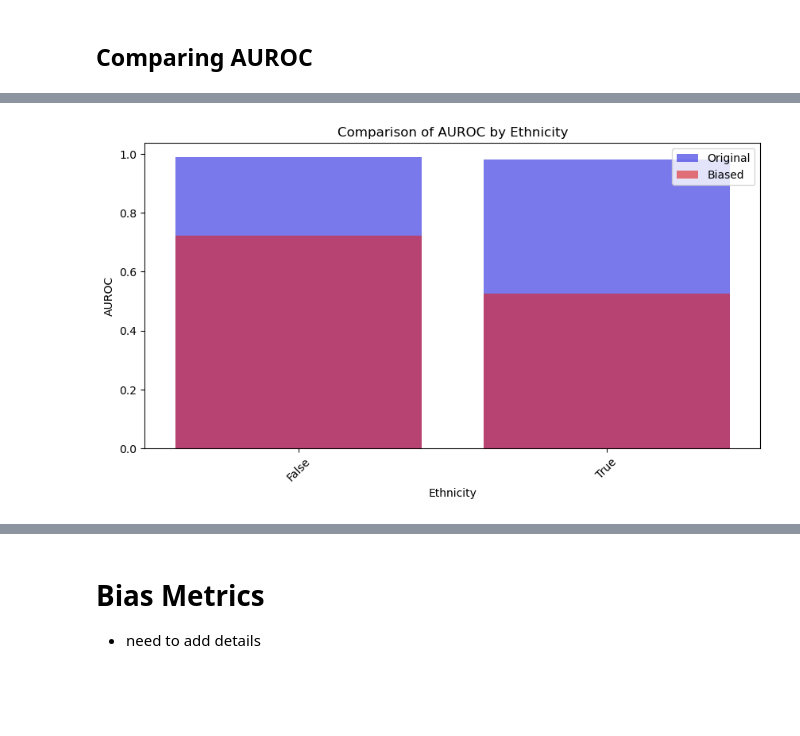
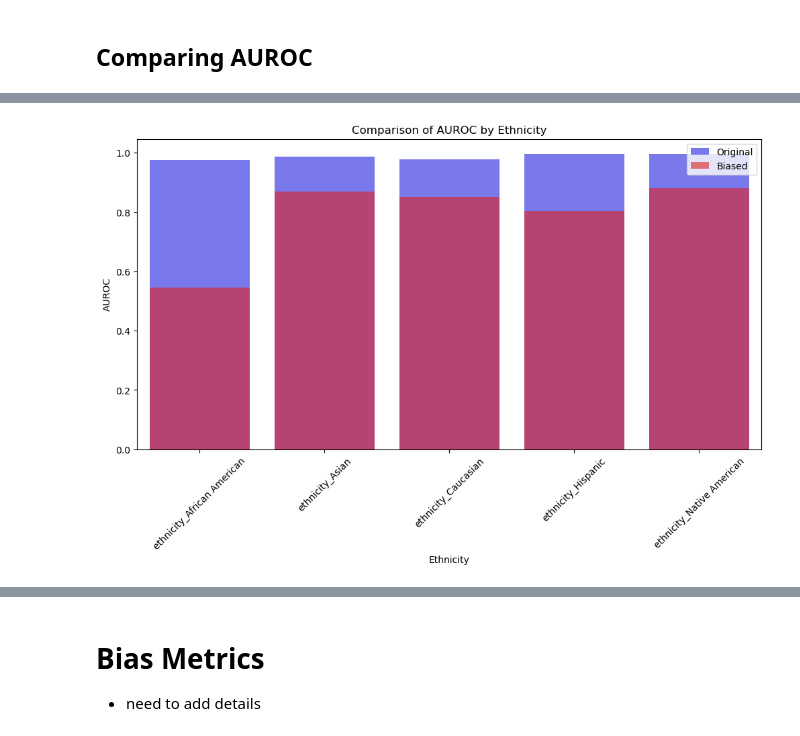
Before and after one commit to Mackenzie-Meni/UF-biasathon-workshop2025, a Jupyter notebook: 4_bias_mitigation.ipynb, the cells around one changed output, grey strips where cells are left out. Cells and saved outputs as stored; diff of their text form; code cells hidden in the pictures; blank space fills up the shorter version.

Commit message:
added new bias analysis and modifyied data bias

```diff
--- a/4_bias_mitigation.ipynb
+++ b/4_bias_mitigation.ipynb
@@ -389,53 +410,63 @@ Bias Analysis for ethnicity_Native American:
 # %%
 import seaborn as sns
 import matplotlib.pyplot as plt
 import pandas as pd
+import joblib
+from sklearn.metrics import roc_auc_score
 
 # Load Models
-# Random Forest Original
 original_rf_loaded = joblib.load("../original_data_random_forest_model.pkl")
-
-# Random Forest Altered 20% African American
 altered_rf_loaded = joblib.load("../altered_rf_model.pkl")
 
-
 # Get Predictions
-y_pred_orig = original_rf_loaded.predict(X_test)
-y_pred_bias = altered_rf_loaded.predict(X_test)
-
 y_pred_proba_orig = original_rf_loaded.predict_proba(X_test)[:, 1]
 y_pred_proba_bias = altered_rf_loaded.predict_proba(X_test)[:, 1]
 
-# AUROC for different groups
-def calculate_auroc_by_group(X_test, y_test, model, group_column):
-    """Compute AUROC scores for different subgroups."""
+# Example subgroup columns (one-hot encoded)
+ethnicity_columns = [
+    'ethnicity_African American',
+    'ethnicity_Asian',
+    'ethnicity_Caucasian',
+    'ethnicity_Hispanic',
+    'ethnicity_Native American'
+]
+
+# Function to Compute AUROC for One-Hot Encoded Ethnicity Groups
+def calculate_auroc_by_one_hot(X_test, y_test, model, ethnicity_columns):
+    """Compute AUROC scores for different ethnic groups using one-hot encoding."""
     auroc_scores = {}
 
-    for group in X_test[group_column].unique():
-        group_indices = (X_test[group_column] == group)
-        if sum(group_indices) > 10:  # Ensure enough samples
+    for col in ethnicity_columns:
+        group_indices = (X_test[col] == 1)  # Select rows where ethnicity column is active
+        if sum(group_indices) > 10:  # Ensure enough samples for AUROC calculation
             y_true_group = y_test[group_indices]
             y_pred_proba_group = model.predict_proba(X_test[group_indices])[:, 1]
-            auroc_scores[group] = roc_auc_score(y_true_group, y_pred_proba_group)
+            auroc_scores[col] = roc_auc_score(y_true_group, y_pred_proba_group)
 
-    return pd.DataFrame(auroc_scores.items(), columns=[group_column, 'AUROC'])
+    return pd.DataFrame(auroc_scores.items(), columns=['Ethnicity', 'AUROC'])
 
-# Compute AUROC by Subgroup
-ethnicity_auroc_orig = calculate_auroc_by_group(X_test, y_test, original_rf_loaded, 'ethnicity_Caucasian')
-ethnicity_auroc_bias = calculate_auroc_by_group(X_test, y_test, altered_rf_loaded, 'ethnicity_Caucasian')
+# Compute AUROC by Ethnic Subgroup
+ethnicity_auroc_orig = calculate_auroc_by_one_hot(X_test, y_test, original_rf_loaded, ethnicity_columns)
+ethnicity_auroc_bias = calculate_auroc_by_one_hot(X_test, y_test, altered_rf_loaded, ethnicity_columns)
 
 # Merge results for comparison
-ethnicity_comparison = ethnicity_auroc_orig.merge(ethnicity_auroc_bias, on='ethnicity_Caucasian', suffixes=('_Original', '_Biased'))
+ethnicity_comparison = ethnicity_auroc_orig.merge(
+    ethnicity_auroc_bias, on='Ethnicity', suffixes=('_Original', '_Biased')
+)
 
 # Plot AUROC Comparison
-plt.figure(figsize=(10, 5))
-sns.barplot(data=ethnicity_comparison, x="ethnicity_Caucasian", y="AUROC_Original", color="blue", alpha=0.6, label="Original")
-sns.barplot(data=ethnicity_comparison, x="ethnicity_Caucasian", y="AUROC_Biased", color="red", alpha=0.6, label="Biased")
+plt.figure(figsize=(12, 6))
+sns.barplot(data=ethnicity_comparison, x="Ethnicity", y="AUROC_Original", color="blue", alpha=0.6, label="Original")
+sns.barplot(data=ethnicity_comparison, x="Ethnicity", y="AUROC_Biased", color="red", alpha=0.6, label="Biased")
+
+# Formatting
 plt.xlabel("Ethnicity")
 plt.ylabel("AUROC")
 plt.title("Comparison of AUROC by Ethnicity")
 plt.xticks(rotation=45)
 plt.legend()
+
+# Show the plot
 plt.show()
 # %% [output]
-[figure, old version]
+[figure, new version]
```
Also changed, not shown: parts of 17 cells of this notebook, 3 other files.
